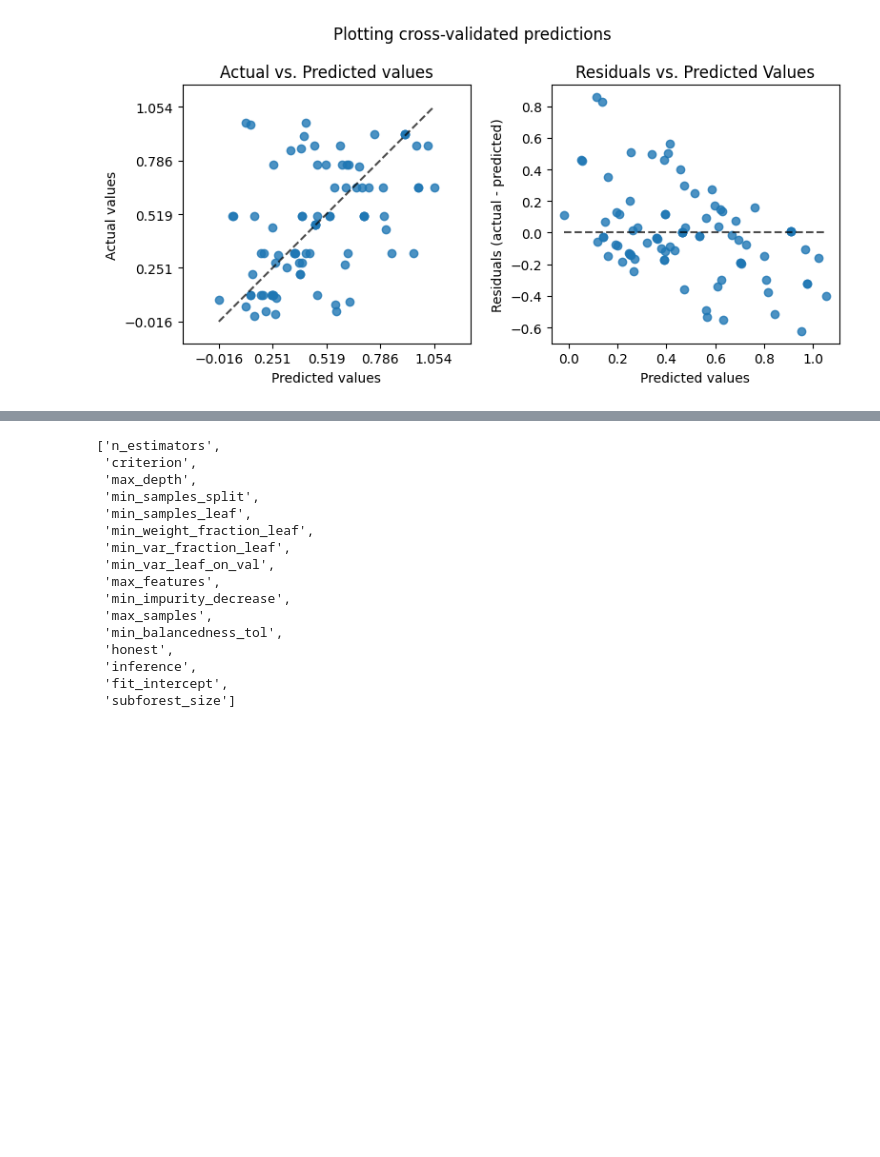
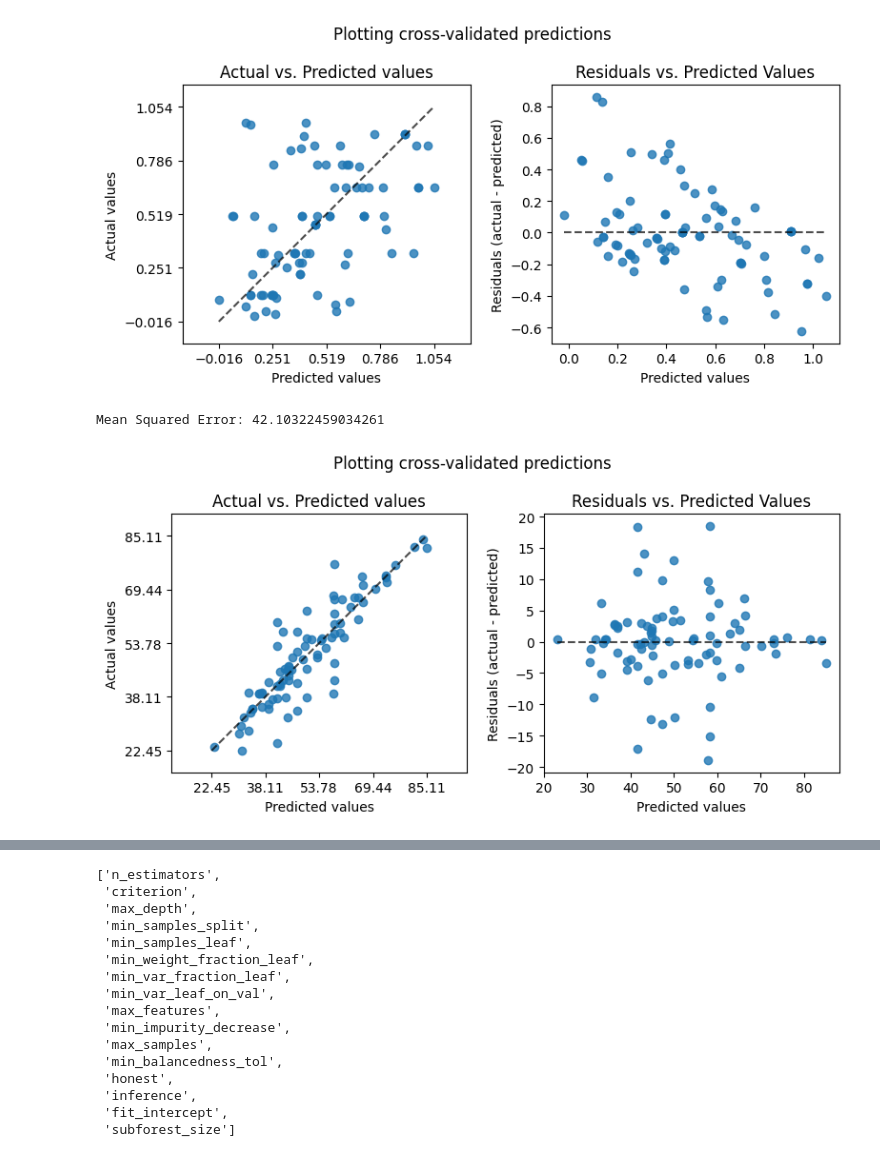
Before and after one commit to Eezzeldin/candy, a Jupyter notebook: candy_priceElasticity.ipynb, the cells around one changed output, grey strips where cells are left out. Drawn from its saved outputs; the diff is of its cells as text; code cells hidden in the pictures; blank space fills up the shorter version.

```diff
--- a/candy_priceElasticity.ipynb
+++ b/candy_priceElasticity.ipynb
@@ -323,3 +336,82 @@ plt.tight_layout()
 plt.show()
 # %% [output]
 [figure]
+# %%
+from sklearn.base import BaseEstimator, TransformerMixin
+from sklearn.pipeline import Pipeline, FeatureUnion
+from sklearn.linear_model import LinearRegression
+
+# Define a transformer that simply uses the predictions from the already trained regressor
+class PredictionTransformer(BaseEstimator, TransformerMixin):
+    def __init__(self, trained_regressor):
+        self.trained_regressor = trained_regressor
+
+    def fit(self, X, y=None):
+        # No fitting necessary as the regressor is already trained
+        return self
+
+    def transform(self, X, y=None):
+        # Generate predictions from the trained regressor
+        predictions = self.trained_regressor.predict(X)
+        return predictions.reshape(-1, 1)
+
+# Assuming `weighted_regressor` is your previously trained weighted regressor
+prediction_transformer = PredictionTransformer(best_model_y)
+
+# Define your final unweighted regressor
+unweighted_regressor = LinearRegression()
+
+# Create a pipeline
+pipeline = Pipeline([
+    ('feature_augmentation', FeatureUnion([
+        ('prediction_feature', prediction_transformer),
+        ('original_features', 'passthrough')
+    ])),
+    ('unweighted_regressor', unweighted_regressor)
+])
+
+# Now you can fit and predict with the pipeline
+# Note that you do not need to fit the `prediction_transformer` as it uses the already trained regressor
+pipeline.fit(np.concatenate ([X,W],axis =1), Y)
+y_pred = pipeline.predict(np.concatenate ([X,W],axis =1))
+
+# Evaluate the model
+from sklearn.metrics import mean_squared_error
+
+mse = mean_squared_error(Y, y_pred)
+print('Mean Squared Error:', mse)
+# %% [output]
+Mean Squared Error: 42.10322459034261
+# %%
+from sklearn.model_selection import cross_val_predict , LeaveOneOut
+
+#y_pred = cross_val_predict(pipeline, np.concatenate ([X,W],axis =1), Y, cv=LeaveOneOut ())
+
+import matplotlib.pyplot as plt
+
+from sklearn.metrics import PredictionErrorDisplay
+
+fig, axs = plt.subplots(ncols=2, figsize=(8, 4))
+PredictionErrorDisplay.from_predictions(
+    Y,
+    y_pred=y_pred,
+    kind="actual_vs_predicted",
+    subsample=100,
+    ax=axs[0],
+    random_state=0,
+)
+axs[0].set_title("Actual vs. Predicted values")
+PredictionErrorDisplay.from_predictions(
+    Y,
+    y_pred=y_pred,
+    kind="residual_vs_predicted",
+    subsample=100,
+    ax=axs[1],
+    random_state=0,
+)
+axs[1].set_title("Residuals vs. Predicted Values")
+fig.suptitle("Plotting cross-validated predictions")
+plt.tight_layout()
+plt.show()
+# %% [output]
+[figure, added]
```
Also changed, not shown: parts of 12 cells of this notebook.
